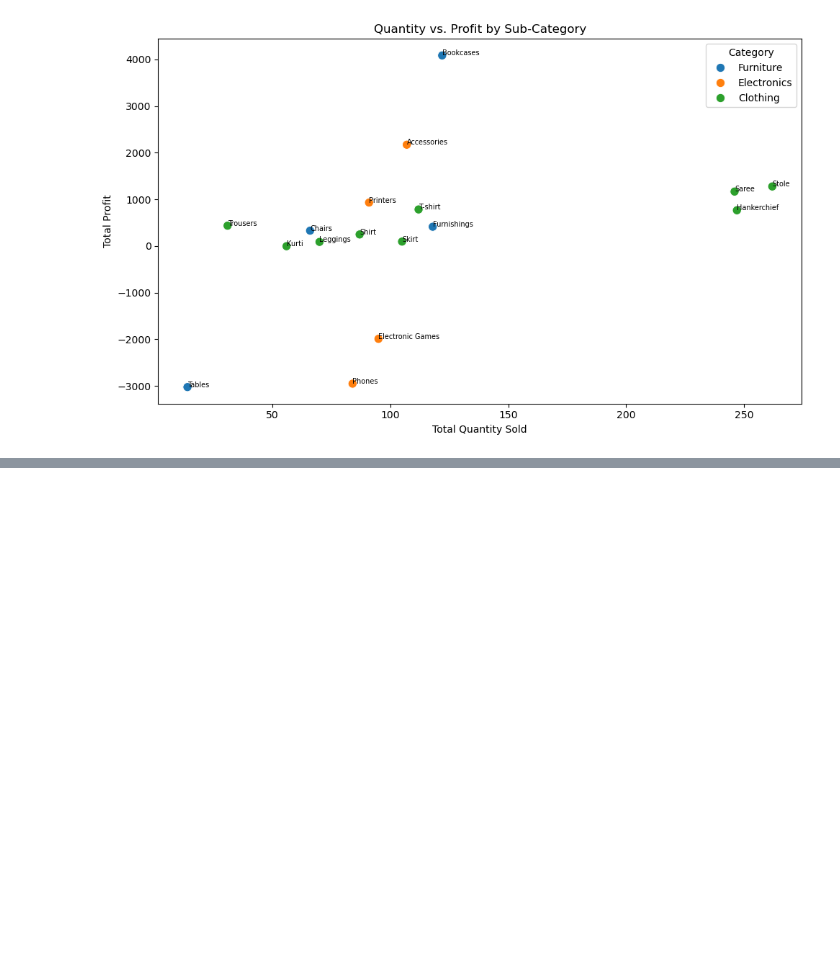
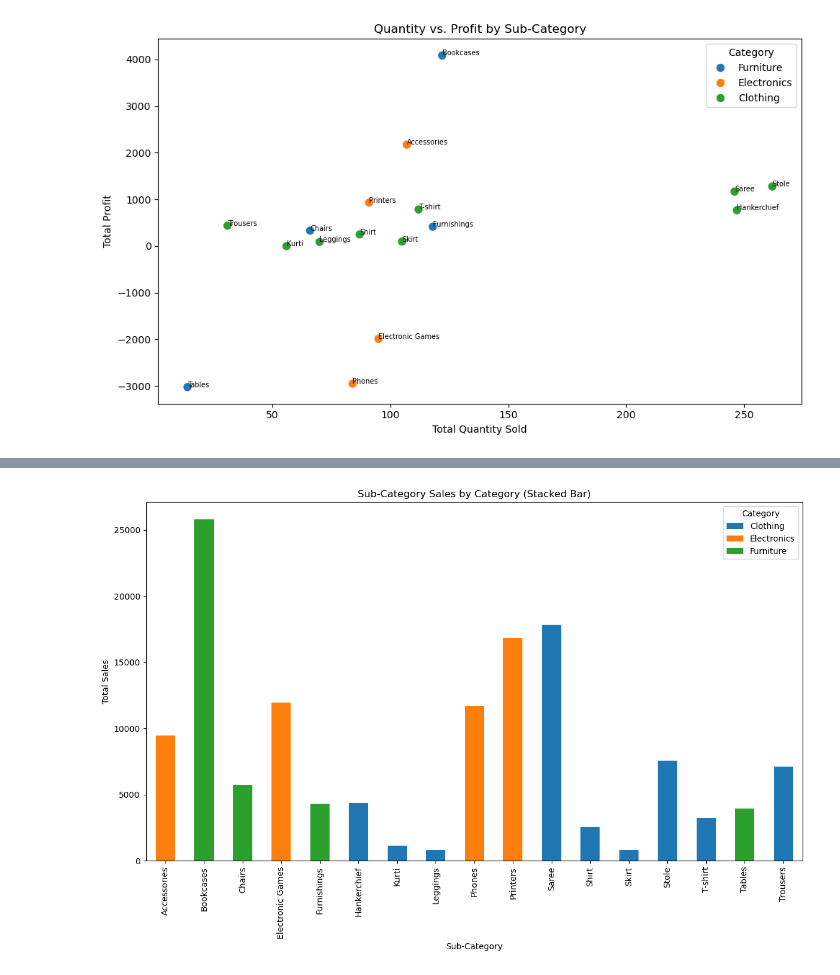
Before and after one commit to pramodkumarpodila-source/E-Commerce-Data-Analysis-PostgreSQL-psycopg2-and-JupyterLab, a Jupyter notebook: analysis.ipynb, the cells around one changed output, grey strips where cells are left out. Saved outputs shown, nothing was run; the diff lists cells and outputs as text; code cells hidden in the pictures; blank space fills up the shorter version.

```diff
--- a/analysis.ipynb
+++ b/analysis.ipynb
@@ -867,0 +951,11 @@ plt.show()
+# %%
+# Stacked bar chart compares sales totals across sub-categories and categories for deeper product insights
+bar_data = subcat_sales.pivot(index='Sub-Category', columns='Category', values='total_sales').fillna(0)
+
+bar_data.plot(kind='bar', stacked=True, figsize=(12, 8))
+plt.title('Sub-Category Sales by Category (Stacked Bar)')
+plt.xlabel('Sub-Category')
+plt.ylabel('Total Sales')
+plt.tight_layout()
+plt
+# %% [output]
@@ -867,0 +963 @@ plt.show()
+[figure, added]
```
Also changed, not shown: parts of 5 cells of this notebook.
